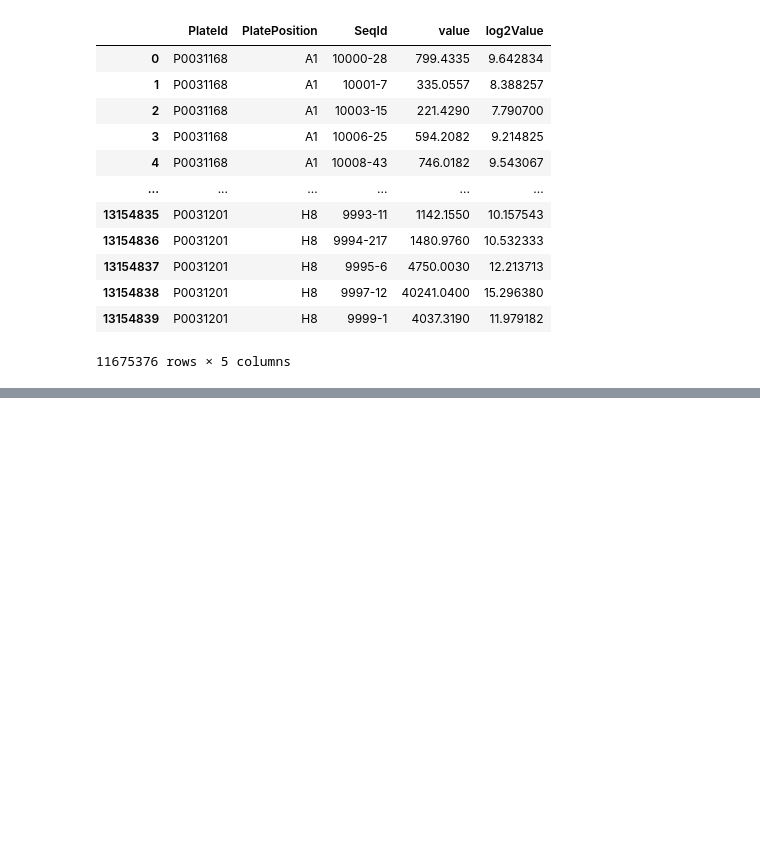
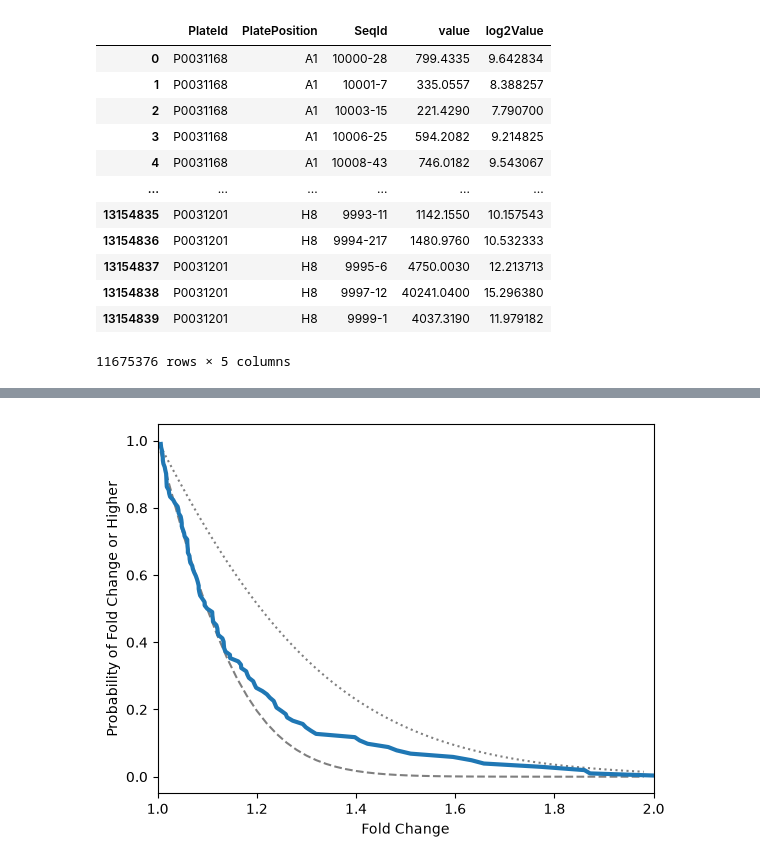
Before and after one commit to AnthonyOfSeattle/affinity-proteomics-notebook, a Jupyter notebook: work/2026_09_09_investigating_candia_dispersion.ipynb, the cells around one changed output, grey strips where cells are left out. Saved outputs shown, nothing was run; the diff lists cells and outputs as text; code cells hidden in the pictures; blank space fills up the shorter version.

Commit message:
Take first attempt at CV plot

```diff
--- a/work/2026_09_09_investigating_candia_dispersion.ipynb
+++ b/work/2026_09_09_investigating_candia_dispersion.ipynb
@@ -367,0 +429,48 @@ plt.axline(xy1 = [0, 0], slope = 1)
+# %%
+data_corrected = np.maximum(data, 1/data)
+
+fc = 2*np.arange(50, 100)/100
+num = -1*np.log(fc)
+den = np.sqrt(
+    2*np.log(
+        np.pow(20/100, 2) + 1
+    )
+)
+prob = 2*norm.cdf(num/den)
+sns.lineplot(
+    x = fc,
+    y = prob,
+    c = "black",
+    linestyle = "dotted",
+    alpha = .5
+)
+
+fc = 2*np.arange(50, 100)/100
+num = -1*np.log(fc)
+den = np.sqrt(
+    2*np.log(
+        np.pow(10/100, 2) + 1
+    )
+)
+prob = 2*norm.cdf(num/den)
+sns.lineplot(
+    x = fc,
+    y = prob,
+    c = "black",
+    linestyle = "dashed",
+    alpha = .5
+)
+
+sns.lineplot(
+    x = np.sort(data_corrected),
+    y = np.arange(data_corrected.shape[0])[::-1]/data_corrected.shape[0],
+    linewidth = 3
+)
+
+plt.xlabel("Fold Change")
+plt.ylabel("Probability of Fold Change or Higher")
+
+plt.xlim(1, 2)
+plt.show()
+# %% [output]
+[figure, added]
```
Also changed, not shown: parts of 8 cells of this notebook.
